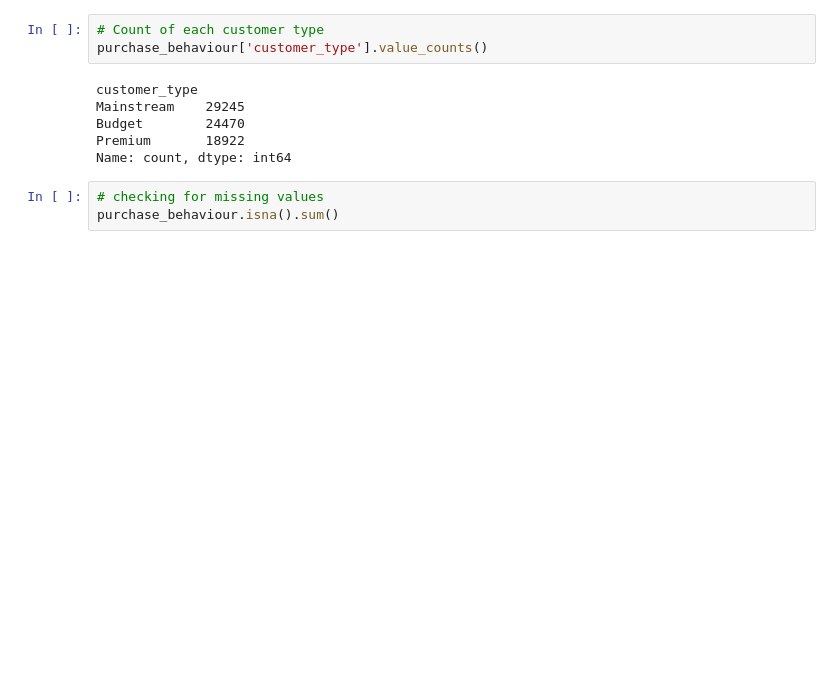
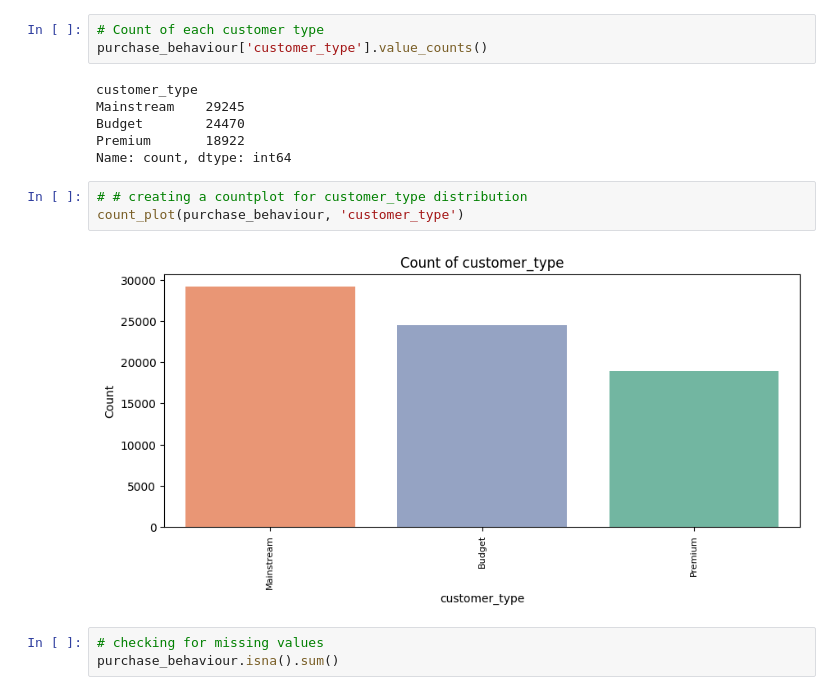
Before and after one commit to 7086600/quantium_project, a Jupyter notebook: quantium.ipynb, the cells around one changed output. Cells and saved outputs as stored; diff of their text form; blank space fills up the shorter version.

```diff
--- a/quantium.ipynb
+++ b/quantium.ipynb
@@ -637,6 +641,11 @@ Mainstream    29245
 Budget        24470
 Premium       18922
 Name: count, dtype: int64
+# %%
+# # creating a countplot for customer_type distribution
+count_plot(purchase_behaviour, 'customer_type')
+# %% [output]
+[figure, added]
 # %%
 # checking for missing values
 purchase_behaviour.isna().sum()
```
Also changed, not shown: parts of 2 cells of this notebook.
